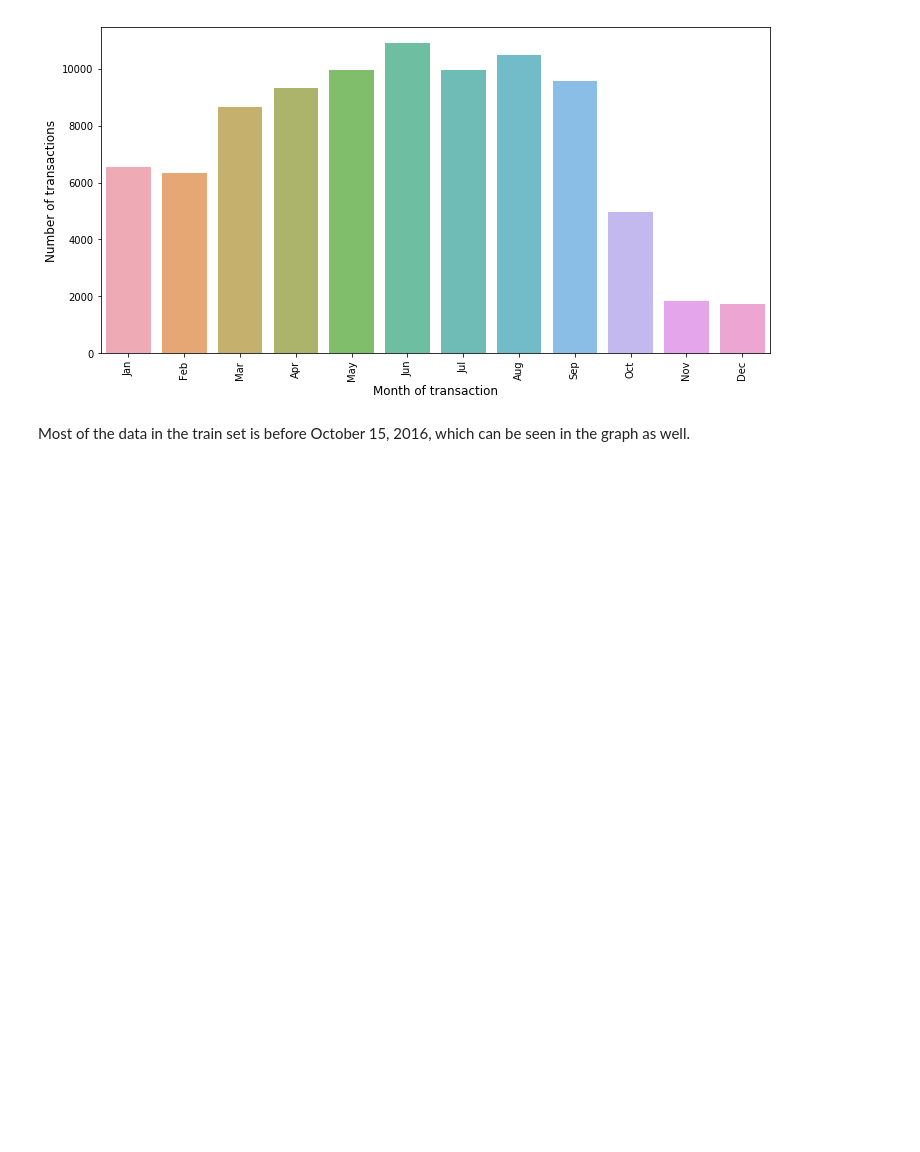
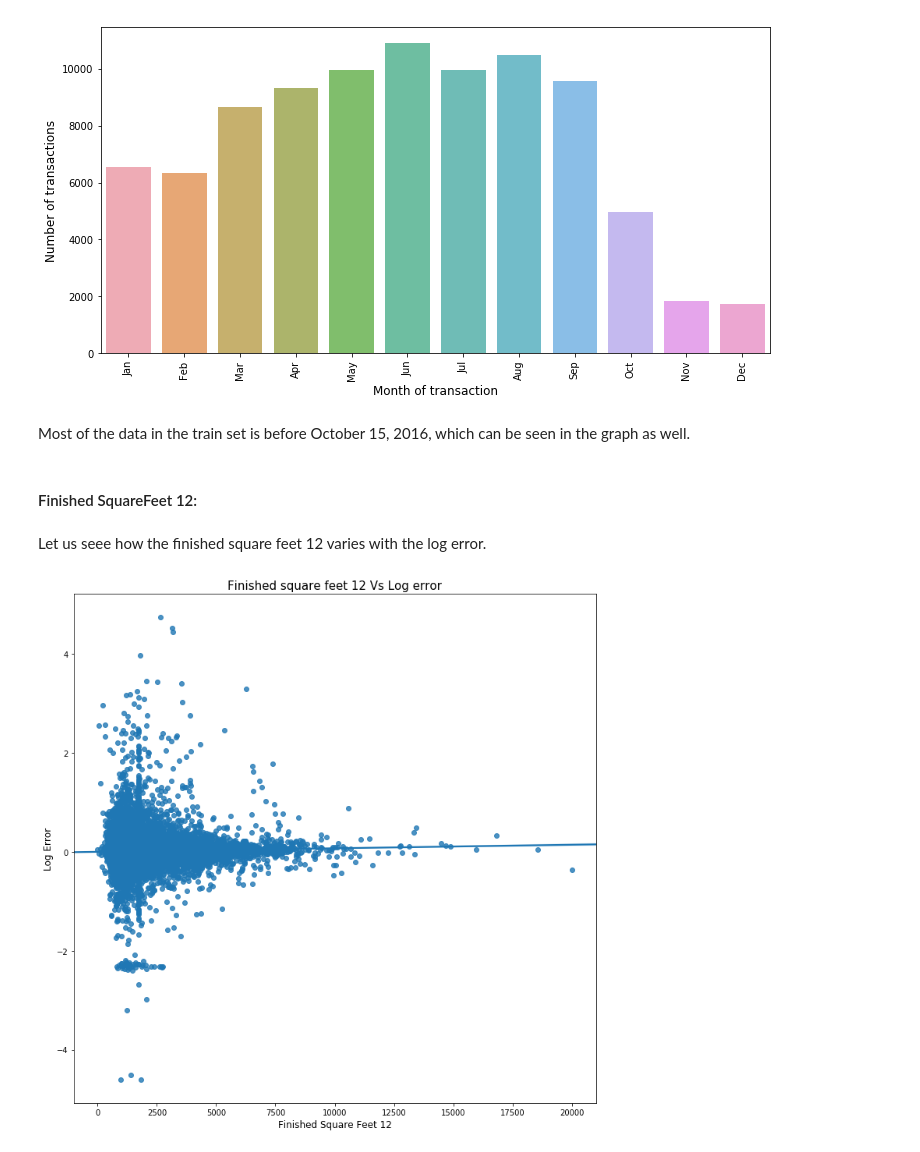
Before and after one commit to sandyabhat24/Zillow, a Jupyter notebook: zillow.ipynb, the cells around one changed output. Saved outputs shown, nothing was run; the diff lists cells and outputs as text; code cells hidden in the pictures; blank space fills up the shorter version.

```diff
--- a/zillow.ipynb
+++ b/zillow.ipynb
@@ -250,3 +261,16 @@ plt.show()
 [figure]
 # %% [markdown]
 Most of the data in the train set is before October 15, 2016, which can be seen in the graph as well.
+# %% [markdown]
+#### Finished SquareFeet 12:
+# %% [markdown]
+Let us seee how the finished square feet 12 varies with the log error.
+# %%
+plt.figure(figsize=(12,12))
+sns.regplot(x="finishedsquarefeet12", y="logerror", data=train_merge)
+plt.ylabel('Log Error', fontsize=12)
+plt.xlabel('Finished Square Feet 12', fontsize=12)
+plt.title("Finished square feet 12 Vs Log error", fontsize=15)
+plt.show()
+# %% [output]
+[figure, added]
```
Also changed, not shown: parts of 22 cells of this notebook.
